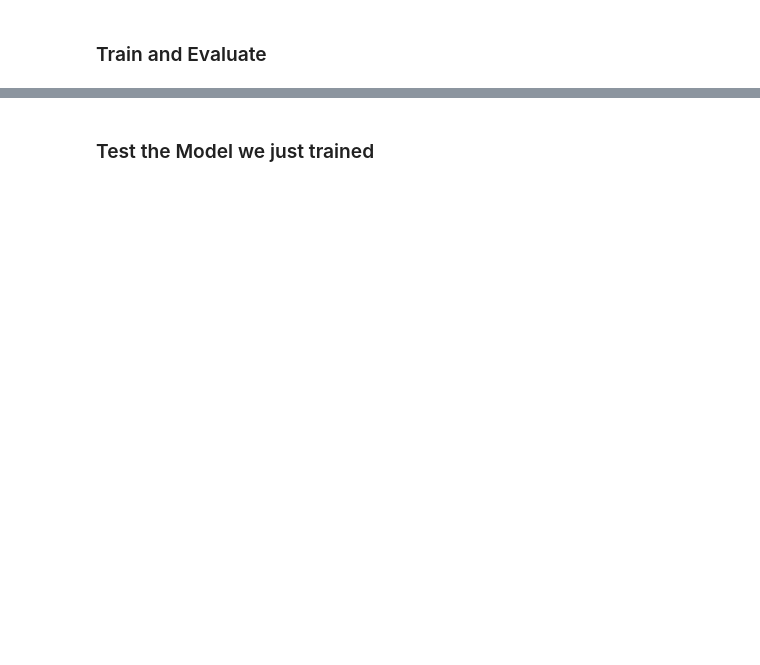
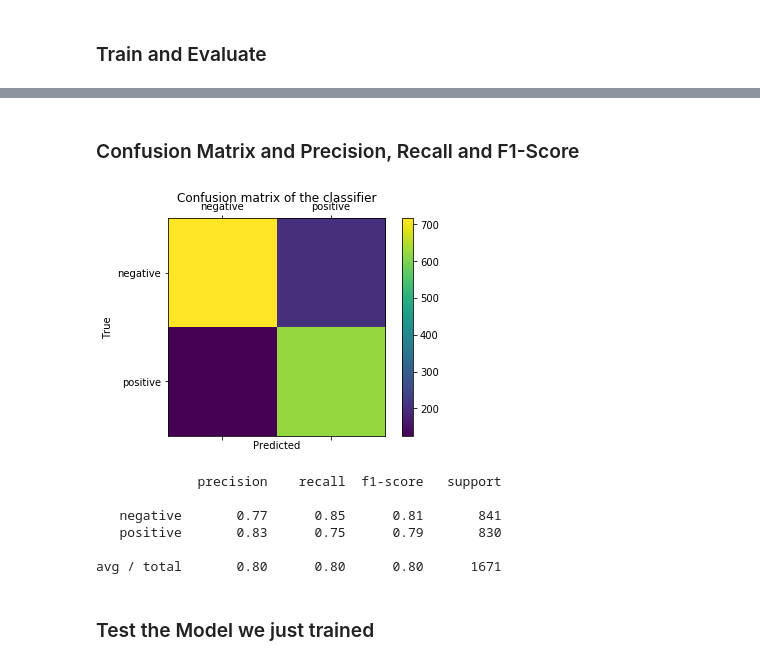
Before and after one commit to sujaybhowmick/twitter_sentiment_analysis, a Jupyter notebook: sentiment_analysis.ipynb, the cells around one changed output, grey strips where cells are left out. Cells and saved outputs as stored; diff of their text form; code cells hidden in the pictures; blank space fills up the shorter version.

```diff
--- a/sentiment_analysis.ipynb
+++ b/sentiment_analysis.ipynb
@@ -211,3 +211,35 @@ Accuracy:  79.83243567083211
+# %% [markdown]
+### Confusion Matrix and Precision, Recall and F1-Score
+# %%
+import matplotlib.pyplot as plot
+from sklearn.metrics import confusion_matrix
+from sklearn.metrics import classification_report
+
+SENTIMENT_LABELS = ['negative', 'positive']
+
+cm = confusion_matrix(y_test, pred)
+fig = plot.figure()
+ax = fig.add_subplot(111)
+cax = ax.matshow(cm)
+plot.title('Confusion matrix of the classifier')
+fig.colorbar(cax)
+ax.set_xticklabels([''] + SENTIMENT_LABELS)
+ax.set_yticklabels([''] + SENTIMENT_LABELS)
+plot.xlabel('Predicted')
+plot.ylabel('True')
+plot.show()
+
+# Precision,Recall, F1-Score Report
+report = classification_report(pred, y_test, target_names=SENTIMENT_LABELS)
+print(report)
+# %% [output]
+[figure, added]
+             precision    recall  f1-score   support
+
+   negative       0.77      0.85      0.81       841
+   positive       0.83      0.75      0.79       830
+
+avg / total       0.80      0.80      0.80      1671
 # %% [markdown]
 ### Test the Model we just trained
 # %%
```
Also changed, not shown: parts of 7 cells of this notebook, 2 other files.
